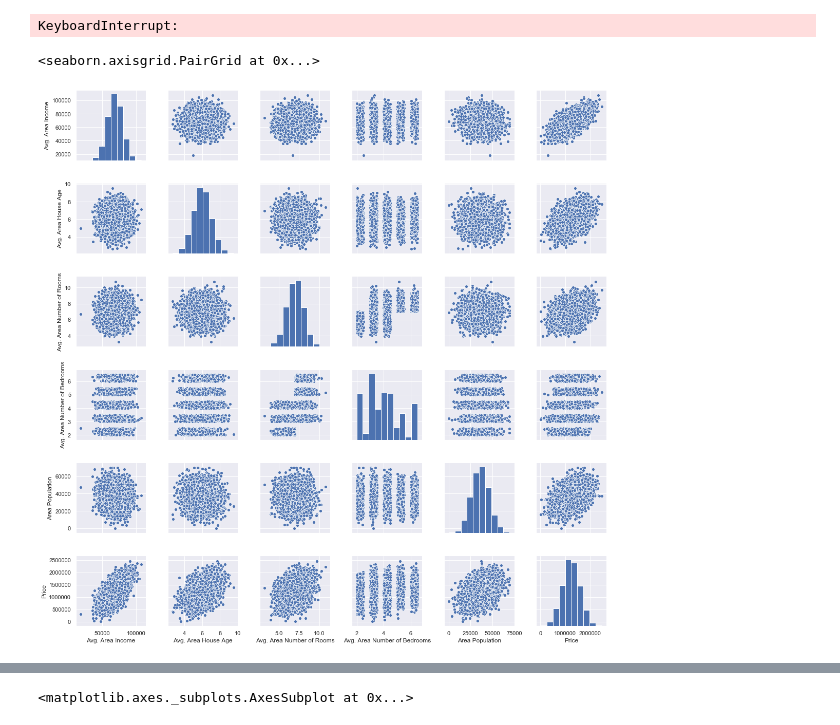
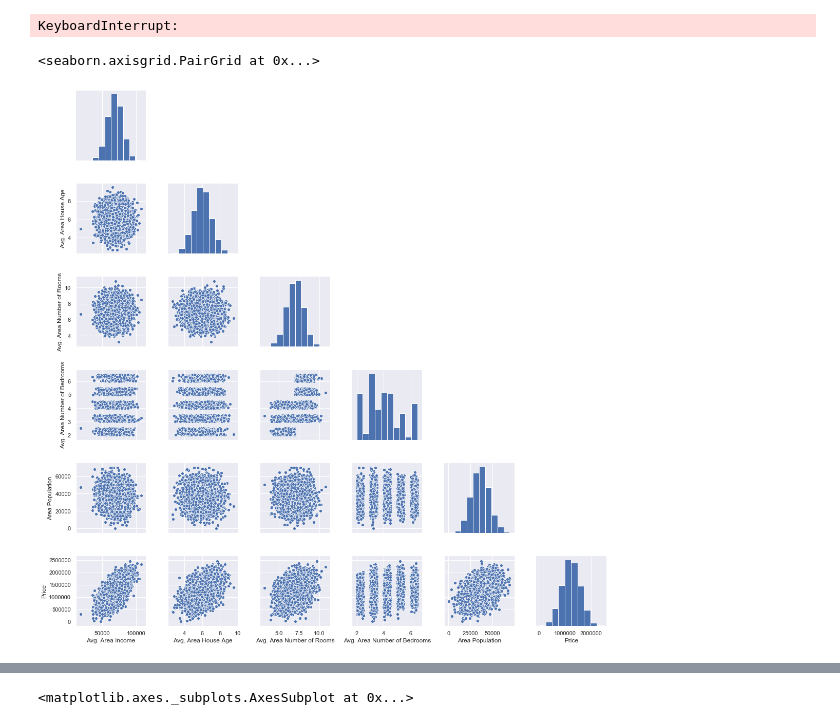
Before and after one commit to ewelinasarnacka/Python_case_study, a Jupyter notebook: case_study_05_housing_price.ipynb, the cells around one changed output, grey strips where cells are left out. Cells and saved outputs as stored; diff of their text form; code cells hidden in the pictures.

```diff
--- a/case_study_05_housing_price.ipynb
+++ b/case_study_05_housing_price.ipynb
@@ -108,7 +112,8 @@ for var, subplot in zip(categorical, ax.flatten()):
 KeyboardInterrupt:
 # %%
 # Korelacja między zmiennymi
-sns.pairplot(USAhousing)
+#sns.pairplot(USAhousing, hue='Avg. Area Number of Bedrooms')
+sns.pairplot(USAhousing, corner=True)
 # %% [output]
 <seaborn.axisgrid.PairGrid at 0x...>
-[figure, old version]
+[figure, new version]
```
Also changed, not shown: parts of 31 cells of this notebook.
